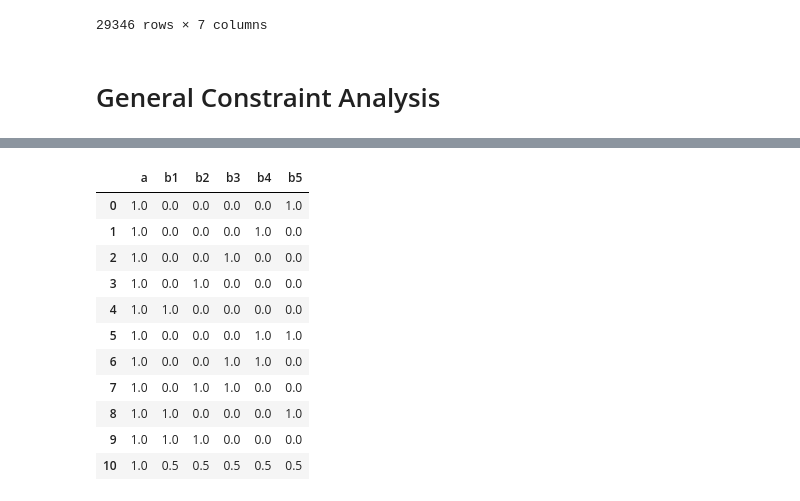
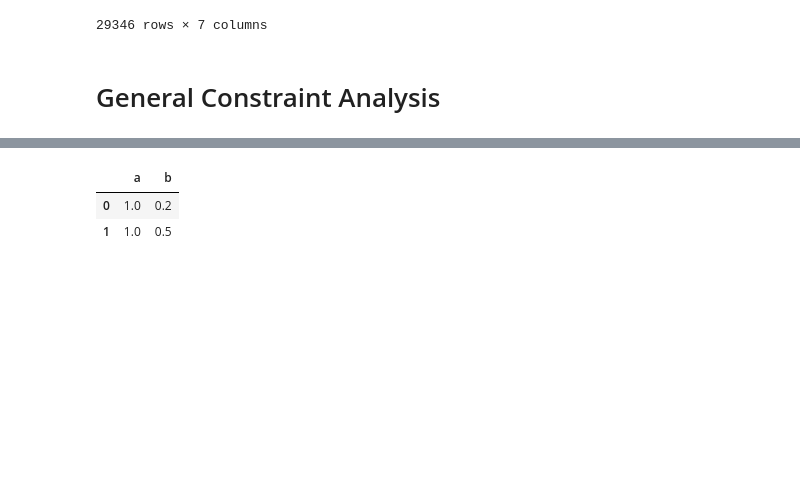
Before and after one commit to davidmisiak/flow-polynomials, a Jupyter notebook: analysis.ipynb, the cells around one changed output, grey strips where cells are left out. Drawn from its saved outputs; the diff is of its cells as text; code cells hidden in the pictures; blank space fills up the shorter version.

Commit message:
Analysis: compute convex hull only for symmetric sums

```diff
--- a/analysis.ipynb
+++ b/analysis.ipynb
@@ -363,0 +274,37 @@ points
+# %%
+def load_k6(path):
+    return pd.read_table(path, names=['n', 'a', 'b1', 'b2', 'b3', 'b4', 'b5', 'b6', 'c1', 'c2', 'c3', 'd1', 'd2', 'd3', 'e1', 'e2'], sep=' ')
+
+def load_data(k, path):
+    if k == 4:
+        return load_k4(path)
+    if k == 5:
+        return load_k5(path)
+    if k == 6:
+        return load_k6(path)
+    raise NotImplementedError
+
+def unique_rows(df):
+    return df.drop_duplicates(ignore_index=True)
+
+def sum_symmetric_coefs(df):
+    # sums columns with the same first letter
+    result = pd.DataFrame()
+    letters = sorted(set(c[0] for c in df.columns))
+    for letter in letters:
+        columns_with_letter = [c for c in df.columns if c[0] == letter]
+        result[letter] = df[columns_with_letter].sum(axis=1)
+    return result
+
+
+def prepare_data(k, v=26, flags='c2m2'):
+    path = f'computed/k{k}-{flags}dP{k}-{max(v, 16)}.txt.gz'
+    df = load_data(k, path)
+    df = df[k + df.n == v]
+    df = df.drop(columns='n')
+    df = sum_symmetric_coefs(df)
+    df = unique_rows(df)
+    return df
+
+points = prepare_data(5)
+points
@@ -388,30 +343,24 @@ planes
 # %%
+def my_isclose(a, b):
+    return np.isclose(a, b, atol=1e-6)
+
 def get_zero_offset_planes(planes):
-    planes = planes[np.isclose(planes['offset'], 0)].reset_index(drop=True)
+    planes = planes[my_isclose(planes['offset'], 0)].reset_index(drop=True)
     planes = planes.drop(columns='offset')
     # scale each equation so that the first non-zero coefficient is 1
     planes = planes.apply(lambda row: row / row[row != 0].iloc[0], axis=1)
     # rounds coefficients to 0 if they are close to 0
-    planes = planes.applymap(lambda x: 0.0 if math.isclose(x, 0) else x)
+    planes = planes.applymap(lambda x: 0.0 if my_isclose(x, 0) else x)
     planes = unique_rows(planes)
     # sort rows primarily by their sum and secondarily by their value
     planes = planes.assign(sum=planes.sum(axis=1))
     planes = planes.sort_values(['sum'] + planes.columns.tolist())
     planes = planes.drop(columns='sum').reset_index(drop=True)
     return planes
 
 zero_offset_planes = get_zero_offset_planes(planes)
 zero_offset_planes
 # %% [output]
-|  | a | b1 | b2 | b3 | b4 | b5 |
-| 0 | 1.0 | 0.0 | 0.0 | 0.0 | 0.0 | 1.0 |
-| 1 | 1.0 | 0.0 | 0.0 | 0.0 | 1.0 | 0.0 |
-| 2 | 1.0 | 0.0 | 0.0 | 1.0 | 0.0 | 0.0 |
-| 3 | 1.0 | 0.0 | 1.0 | 0.0 | 0.0 | 0.0 |
-| 4 | 1.0 | 1.0 | 0.0 | 0.0 | 0.0 | 0.0 |
-| 5 | 1.0 | 0.0 | 0.0 | 0.0 | 1.0 | 1.0 |
-| 6 | 1.0 | 0.0 | 0.0 | 1.0 | 1.0 | 0.0 |
-| 7 | 1.0 | 0.0 | 1.0 | 1.0 | 0.0 | 0.0 |
-| 8 | 1.0 | 1.0 | 0.0 | 0.0 | 0.0 | 1.0 |
-| 9 | 1.0 | 1.0 | 1.0 | 0.0 | 0.0 | 0.0 |
-| 10 | 1.0 | 0.5 | 0.5 | 0.5 | 0.5 | 0.5 |
+|  | a | b |
+| 0 | 1.0 | 0.2 |
+| 1 | 1.0 | 0.5 |
```
Also changed, not shown: parts of 3 cells of this notebook.
